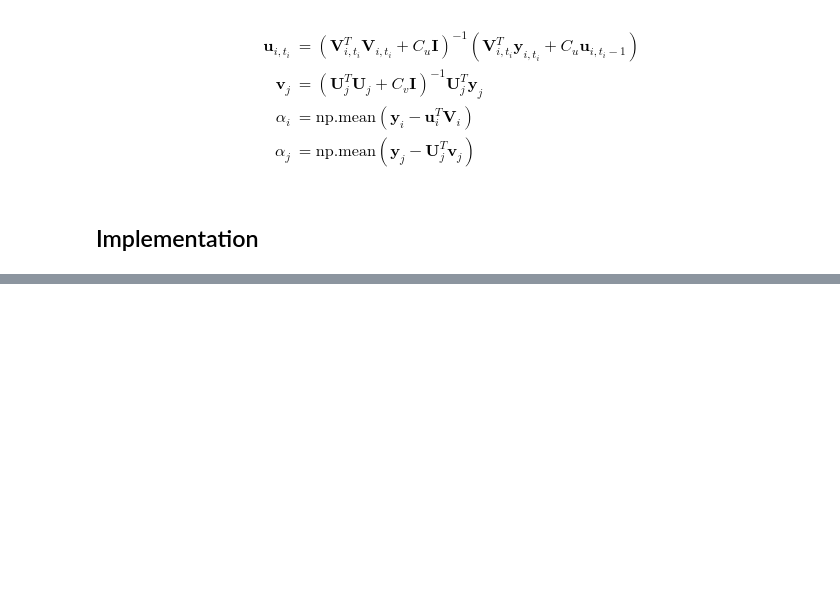
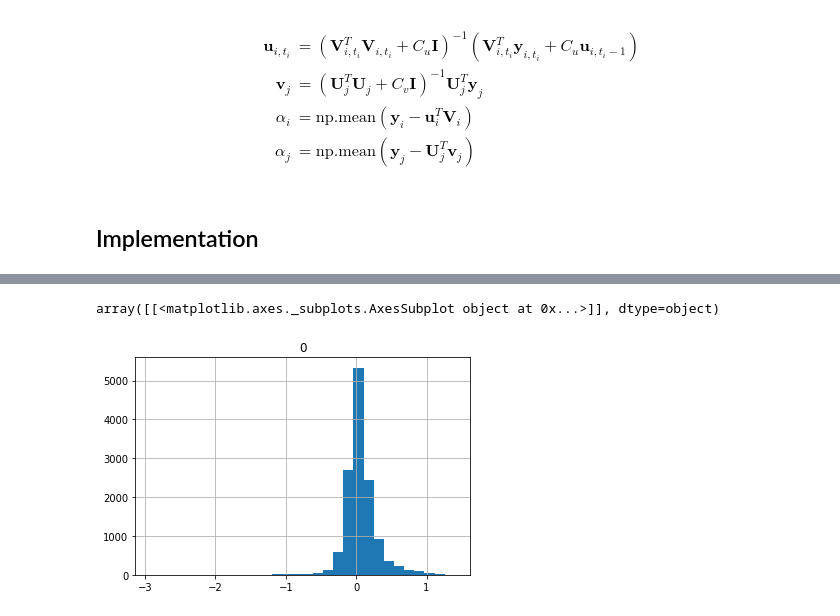
Before and after one commit to yubin-park/kaggle_instacart, a Jupyter notebook: MF for Dynamic Users.ipynb, the cells around one changed output, grey strips where cells are left out. Cells and saved outputs as stored; diff of their text form; code cells hidden in the pictures; blank space fills up the shorter version.

```diff
--- a/MF for Dynamic Users.ipynb
+++ b/MF for Dynamic Users.ipynb
@@ -53,7 +66,7 @@ from tqdm import tqdm
 # %%
 # parameters
-n_max = 3000
-m_max = 50
+n_max = 20000
+m_max = 100
 C_u = 0.01
 C_v = 0.01
 T = 5
@@ -72,21 +85,23 @@ prod_cnt = Counter(prod_lst)
 user_set = {x for x in user_lst}
 prod_set = {x for x, cnt in prod_cnt.most_common(m_max)}
 # %%
+# Construct data variables: Y & Z
+
 Y = {} # Y[i][t][j]
 Z = {} # Z[j][i][t]
 for doc in db.orders.find().limit(n_max):
     i = doc["user_id"]
     orders = doc["orders"]
     orders = [x for x in orders if len(prod_set.intersection(x["products"]))>0]
-    if len(orders) < 2:
+    if len(orders) < T:
         user_set.discard(i)
         continue
     t_end = max(1, len(orders)-T-1)
     for t in range(t_end):
         p = Counter([x for y in orders[t:t+T] for x in y["products"]
                     if x in prod_set])
-        for j, y_ijt_unnorm in p.items():
-            y_ijt = (y_ijt_unnorm+0.0)/T
+        for j, y_itj_unnorm in p.items():
+            y_itj = (y_itj_unnorm+0.0)/T
             if i not in Y:
                 Y[i] = {}
             if t not in Y[i]:
@@ -95,6 +110,6 @@ for doc in db.orders.find().limit(n_max):
                 Z[j] = {}
             if i not in Z[j]:
                 Z[j][i] = {}
-            Y[i][t][j] = y_ijt
-            Z[j][i][t] = y_ijt
+            Y[i][t][j] = y_itj
+            Z[j][i][t] = y_itj
 # %%
@@ -315,0 +382,5 @@ out.most_common()
+# %%
+pd.DataFrame([v for k, v in A_u.items()]).hist(bins=30)
+# %% [output]
+array([[<matplotlib.axes._subplots.AxesSubplot object at 0x...>]], dtype=object)
+[figure, added]
```
Also changed, not shown: parts of 22 cells of this notebook.
